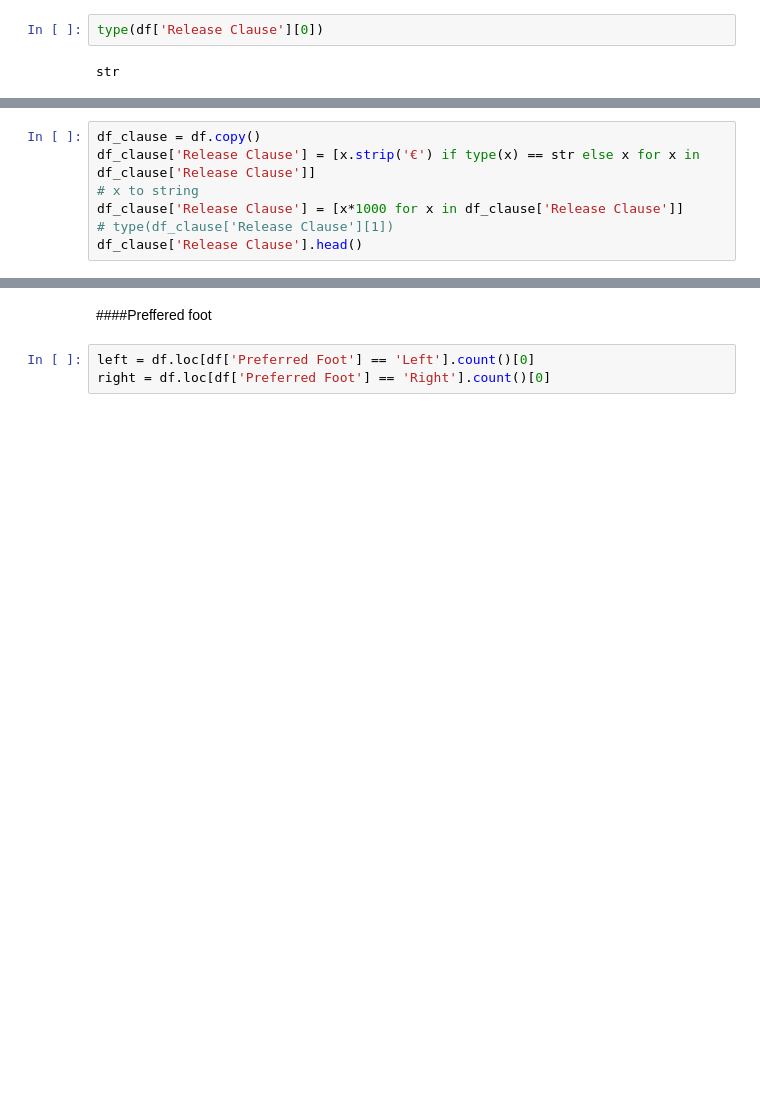
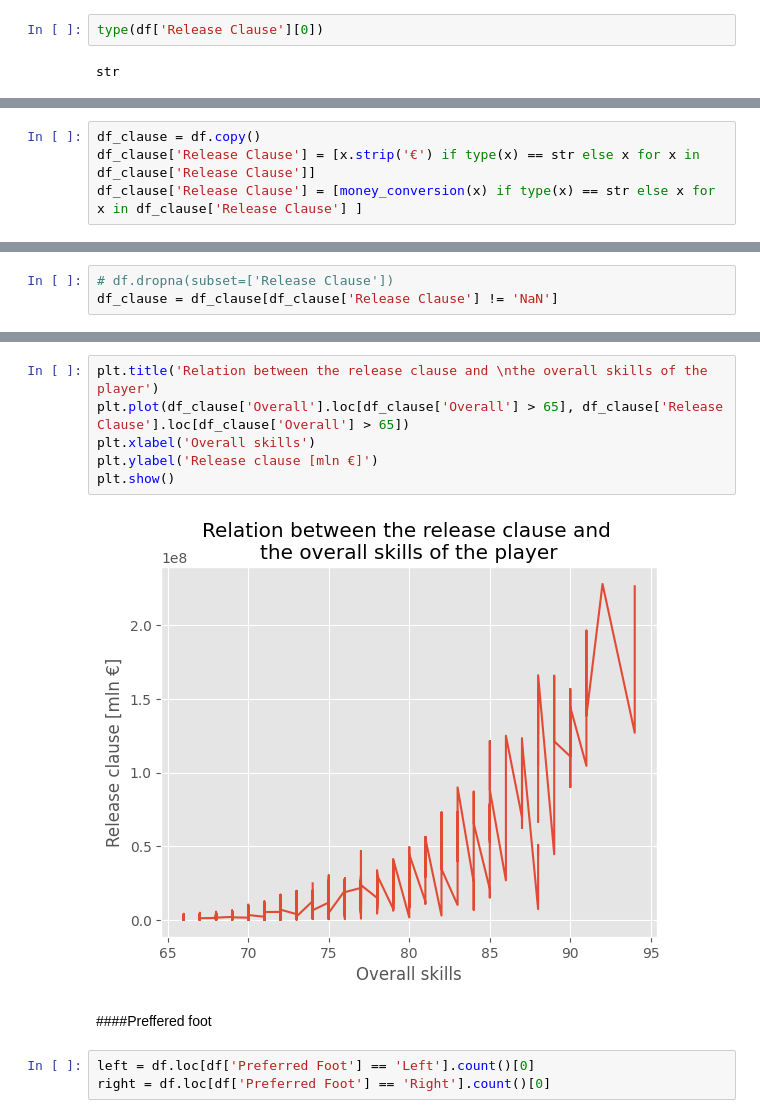
Before and after one commit to leadeeerq/Projects, a Jupyter notebook: FIFAPlayers.ipynb, the cells around one changed output, grey strips where cells are left out. Cells and saved outputs as stored; diff of their text form; blank space fills up the shorter version.

```diff
--- a/FIFAPlayers.ipynb
+++ b/FIFAPlayers.ipynb
@@ -123,7 +157,4 @@ str
 # %%
 df_clause = df.copy()
 df_clause['Release Clause'] = [x.strip('€') if type(x) == str else x for x in df_clause['Release Clause']]
-# x to string
-df_clause['Release Clause'] = [x*1000 for x in df_clause['Release Clause']]
-# type(df_clause['Release Clause'][1])
-df_clause['Release Clause'].head()
+df_clause['Release Clause'] = [money_conversion(x) if type(x) == str else x for x in df_clause['Release Clause'] ]
@@ -150,0 +182,3 @@ Name: Release Clause, dtype: object
+# %%
+# df.dropna(subset=['Release Clause'])
+df_clause = df_clause[df_clause['Release Clause'] != 'NaN']
@@ -151,3 +205,11 @@ Name: Release Clause, dtype: object
+# %%
+plt.title('Relation between the release clause and \nthe overall skills of the player')
+plt.plot(df_clause['Overall'].loc[df_clause['Overall'] > 65], df_clause['Release Clause'].loc[df_clause['Overall'] > 65])
+plt.xlabel('Overall skills')
+plt.ylabel('Release clause [mln €]')
+plt.show()
+# %% [output]
+[figure, added]
 # %% [markdown]
 ####Preffered foot
 # %%
```
Also changed, not shown: parts of 13 cells of this notebook.
